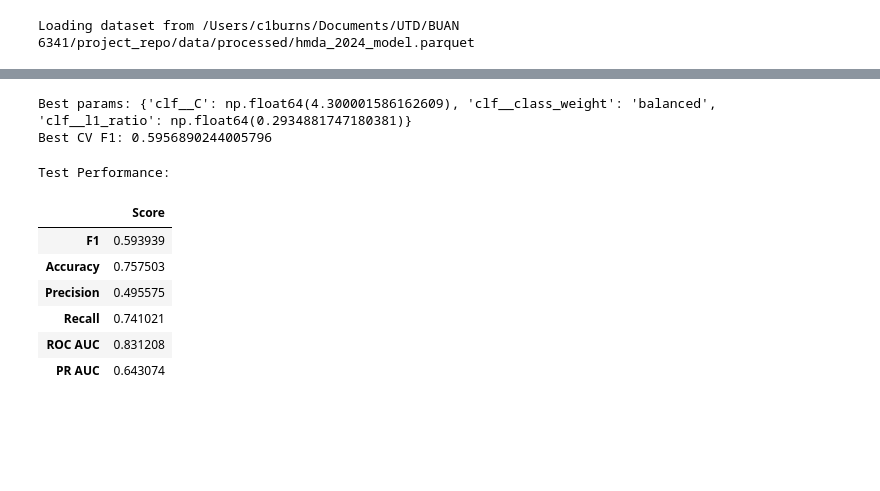
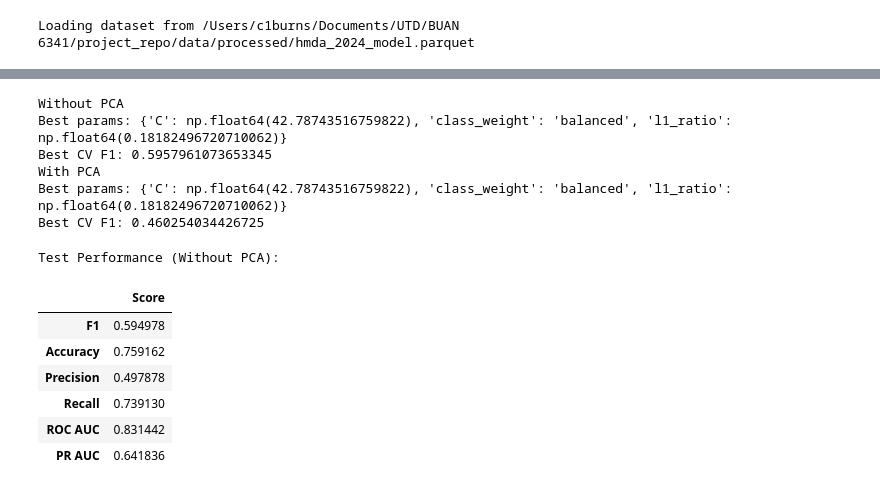
Before and after one commit to emma-hockett/6341_Project, a Jupyter notebook: notebooks/04a_logreg.ipynb, the cells around one changed output, grey strips where cells are left out. Drawn from its saved outputs; the diff is of its cells as text; code cells hidden in the pictures; blank space fills up the shorter version.

```diff
--- a/notebooks/04a_logreg.ipynb
+++ b/notebooks/04a_logreg.ipynb
@@ -17,18 +16,10 @@ X_train, y_train, X_test, y_test = mh.load_model_dataset()
 # %% [output]
 Loading dataset from /Users/c1burns/Documents/UTD/BUAN 6341/project_repo/data/processed/hmda_2024_model.parquet
 # %%
-# We need to log transform and scale our numeric features before training
-transform_features = ["income", "property_value", "loan_amount", "combined_loan_to_value_ratio"]
+# Log transform skewed continuous features prior to scaling
+X_train = feh.log_transform_skewed_features(X_train)
+X_test = feh.log_transform_skewed_features(X_test)
 
-log_scale_pipe = Pipeline([
-    ("log1p",  FunctionTransformer(np.log1p, feature_names_out="one-to-one")),
-    ("scaler", StandardScaler())
-])
-
-preprocessor = ColumnTransformer(
-    transformers=[
-        ("logscale", log_scale_pipe, transform_features),
-    ],
-    remainder="passthrough", # Don't modify columns not in transform_features
-    verbose_feature_names_out=False
-).set_output(transform="pandas")
+# Scale numeric features prior to training
+lrh.scale_dataset(X_train)
+lrh.scale_dataset(X_test)
@@ -93,28 +76,36 @@ RandomizedSearchCV(cv=StratifiedKFold(n_splits=10, random_state=42, shuffle=True
 # %%
 # Calculate F1 for validation
-mh.output_cv_summary(search)
+print("Without PCA")
+mh.output_cv_summary(search_without_pca)
+
+print("With PCA")
+mh.output_cv_summary(search_with_pca)
 # %% [output]
-Best params: {'clf__C': np.float64(4.300001586162609), 'clf__class_weight': 'balanced', 'clf__l1_ratio': np.float64(0.2934881747180381)}
-Best CV F1: 0.5956890244005796
+Without PCA
+Best params: {'C': np.float64(42.78743516759822), 'class_weight': 'balanced', 'l1_ratio': np.float64(0.18182496720710062)}
+Best CV F1: 0.5957961073653345
+With PCA
+Best params: {'C': np.float64(42.78743516759822), 'class_weight': 'balanced', 'l1_ratio': np.float64(0.18182496720710062)}
+Best CV F1: 0.460254034426725
 # %%
-# Calculate metrics
-results, y_pred, y_prob = mh.calculate_test_metrics(search, X_test, y_test)
+# Calculate metrics without PCA
+results, y_pred, y_prob = mh.calculate_test_metrics(search_without_pca, X_test, y_test)
 
 # Save metrics to CSV
 mh.save_metrics_to_csv(results, "log_reg_metrics_csv")
 
 # Display metrics
-print("Test Performance:")
+print("Test Performance (Without PCA):")
 display(results)
 # %% [output]
-Test Performance:
+Test Performance (Without PCA):
 |  | Score |
-| F1 | 0.593939 |
-| Accuracy | 0.757503 |
-| Precision | 0.495575 |
-| Recall | 0.741021 |
-| ROC AUC | 0.831208 |
-| PR AUC | 0.643074 |
+| F1 | 0.594978 |
+| Accuracy | 0.759162 |
+| Precision | 0.497878 |
+| Recall | 0.739130 |
+| ROC AUC | 0.831442 |
+| PR AUC | 0.641836 |
 # %%
 # ROC Curve
 mh.draw_roc_curve(y_test, y_prob, "log_reg_roc")
```
Also changed, not shown: parts of 8 cells of this notebook, 5 other files.
